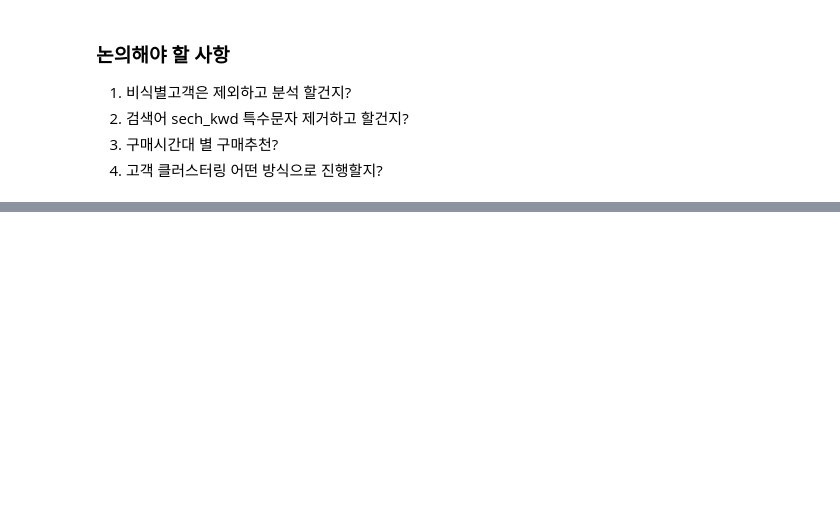
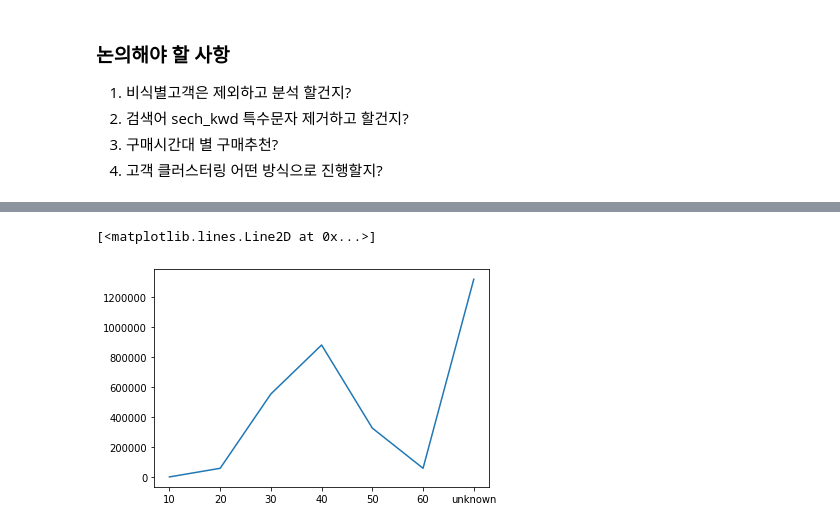
Before and after one commit to almondh/TIL, a Jupyter notebook: Lpoint/EDA.ipynb, the cells around one changed output, grey strips where cells are left out. Saved outputs shown, nothing was run; the diff lists cells and outputs as text; code cells hidden in the pictures; blank space fills up the shorter version.

```diff
--- a/Lpoint/EDA.ipynb
+++ b/Lpoint/EDA.ipynb
@@ -209,0 +267,4 @@ plt.show()
+# %%
+# online과 client 병합
+df1 = pd.merge(client, online, on='clnt_id')
+df1.head()
@@ -209,0 +278,6 @@ plt.show()
+# %%
+# 연령대별 세션id개수 살펴보기
+plt.plot(df1.groupby(['clnt_age'])['sess_id'].count())
+# %% [output]
+[<matplotlib.lines.Line2D at 0x...>]
+[figure, added]
```
Also changed, not shown: parts of 29 cells of this notebook.
